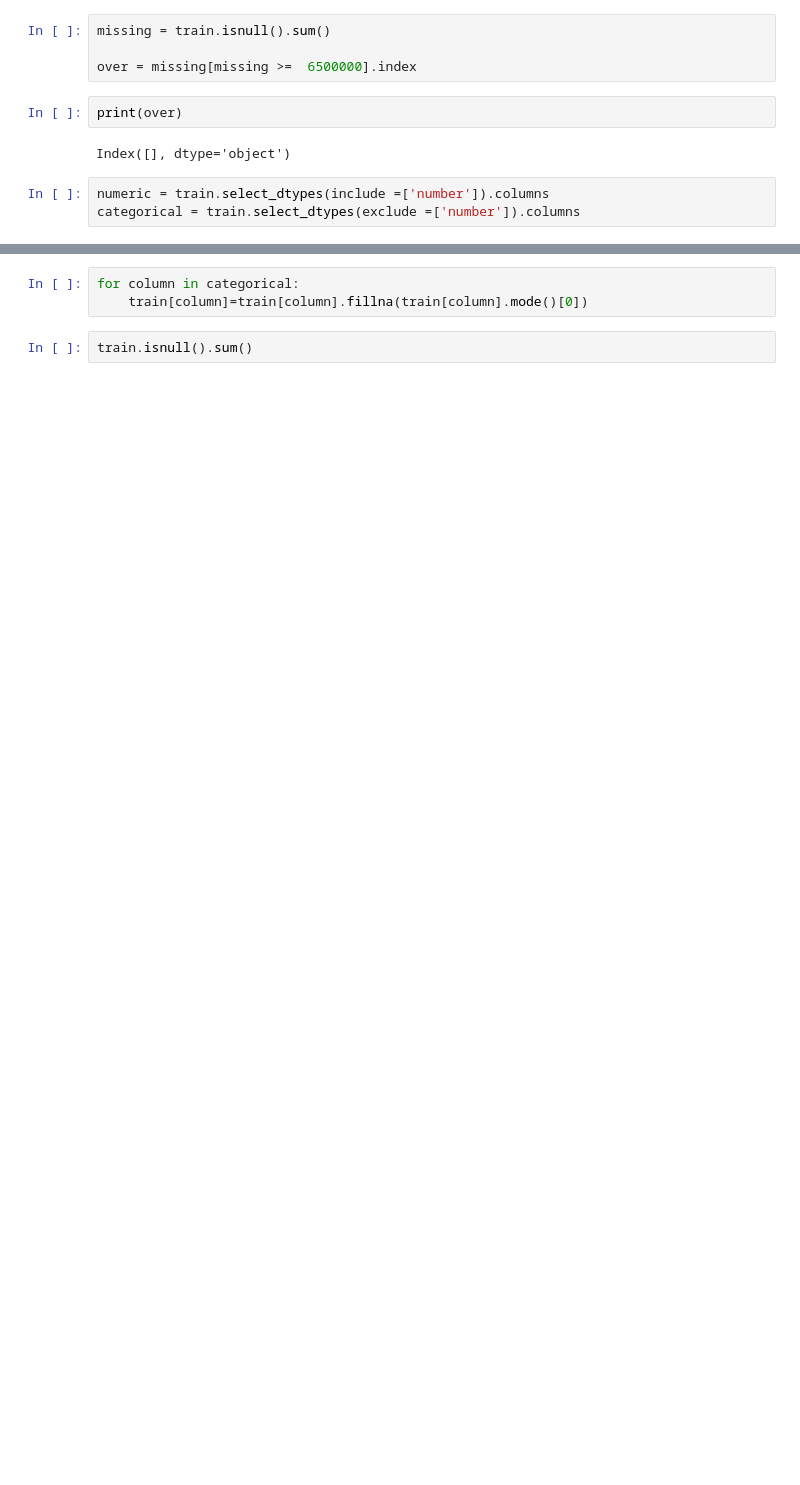
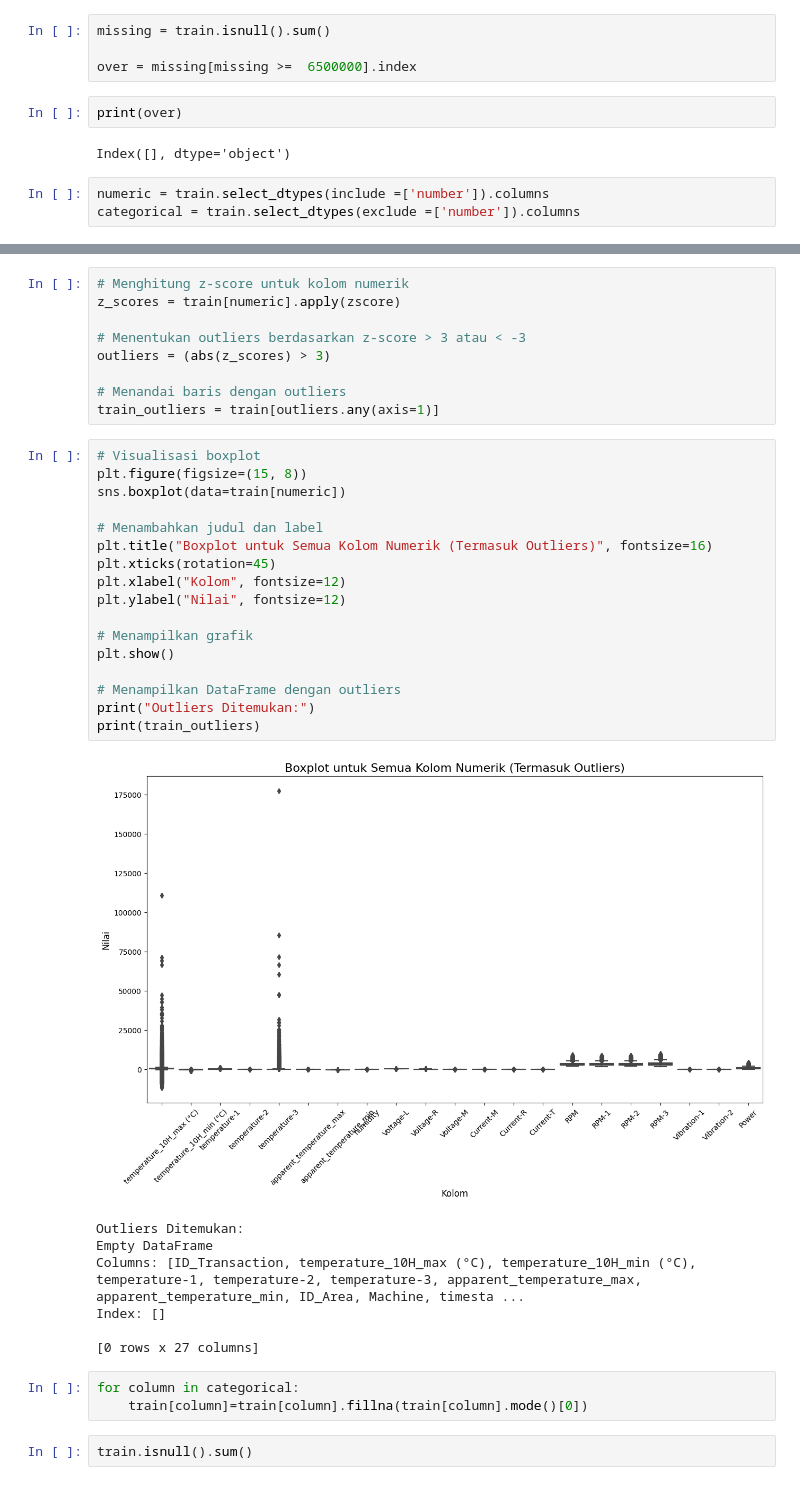
Before and after one commit to brekzkie/DataScienceBrekz, a Jupyter notebook: anava (1).ipynb, the cells around one changed output, grey strips where cells are left out. Cells and saved outputs as stored; diff of their text form; blank space fills up the shorter version.

```diff
--- a/anava (1).ipynb
+++ b/anava (1).ipynb
@@ -90,3 +120,37 @@ train[numeric] = train[numeric].fillna(train[numeric].median())
+# %%
+# Menghitung z-score untuk kolom numerik
+z_scores = train[numeric].apply(zscore)
+
+# Menentukan outliers berdasarkan z-score > 3 atau < -3
+outliers = (abs(z_scores) > 3)
+
+# Menandai baris dengan outliers
+train_outliers = train[outliers.any(axis=1)]
+# %%
+# Visualisasi boxplot
+plt.figure(figsize=(15, 8))
+sns.boxplot(data=train[numeric])
+
+# Menambahkan judul dan label
+plt.title("Boxplot untuk Semua Kolom Numerik (Termasuk Outliers)", fontsize=16)
+plt.xticks(rotation=45)
+plt.xlabel("Kolom", fontsize=12)
+plt.ylabel("Nilai", fontsize=12)
+
+# Menampilkan grafik
+plt.show()
+
+# Menampilkan DataFrame dengan outliers
+print("Outliers Ditemukan:")
+print(train_outliers)
+# %% [output]
+[figure, added]
+Outliers Ditemukan:
+Empty DataFrame
+Columns: [ID_Transaction, temperature_10H_max (°C), temperature_10H_min (°C), temperature-1, temperature-2, temperature-3, apparent_temperature_max, apparent_temperature_min, ID_Area, Machine, timesta ...
+Index: []
+
+[0 rows x 27 columns]
 # %%
 for column in categorical:
     train[column]=train[column].fillna(train[column].mode()[0])
```
Also changed, not shown: parts of 74 cells of this notebook.
